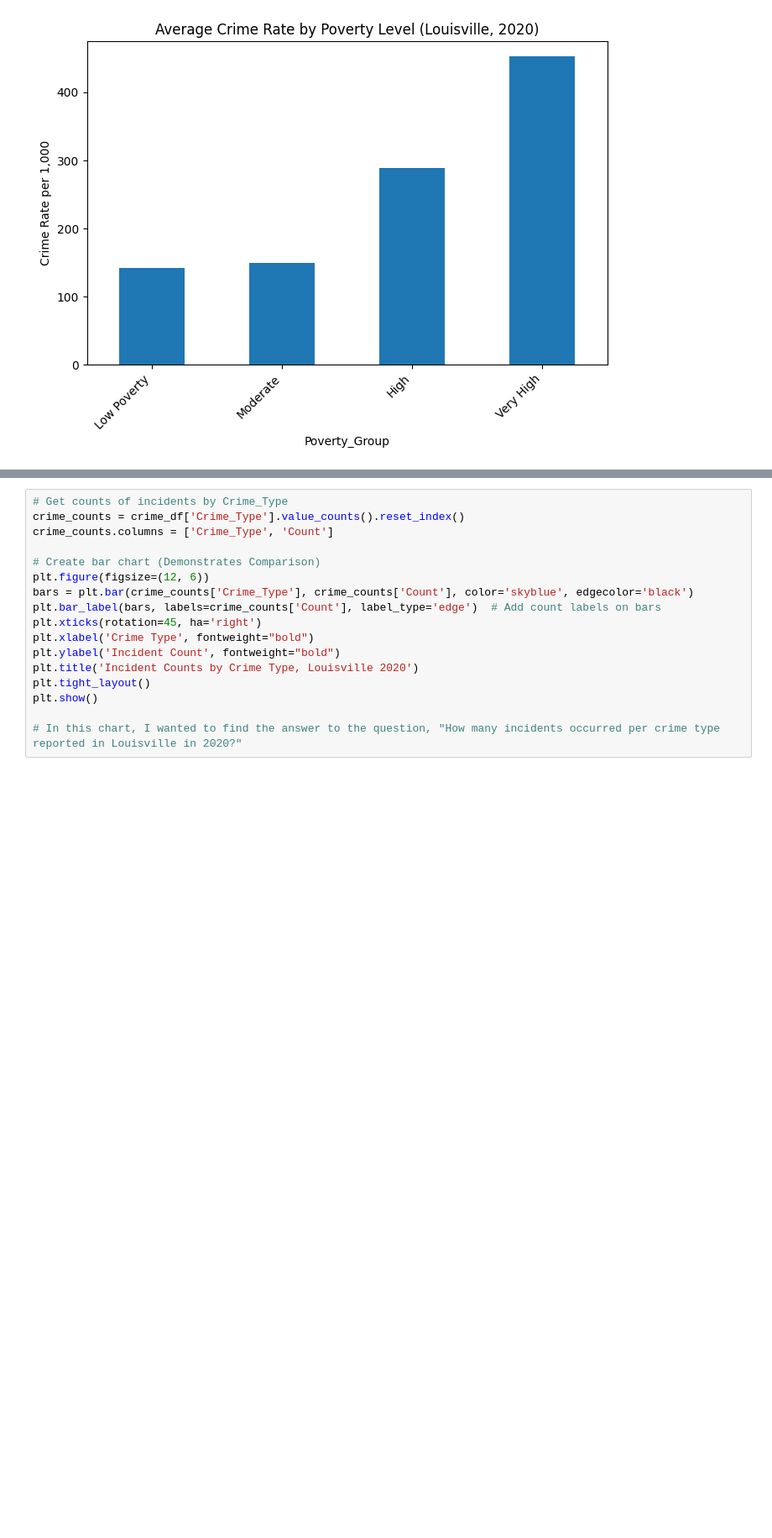
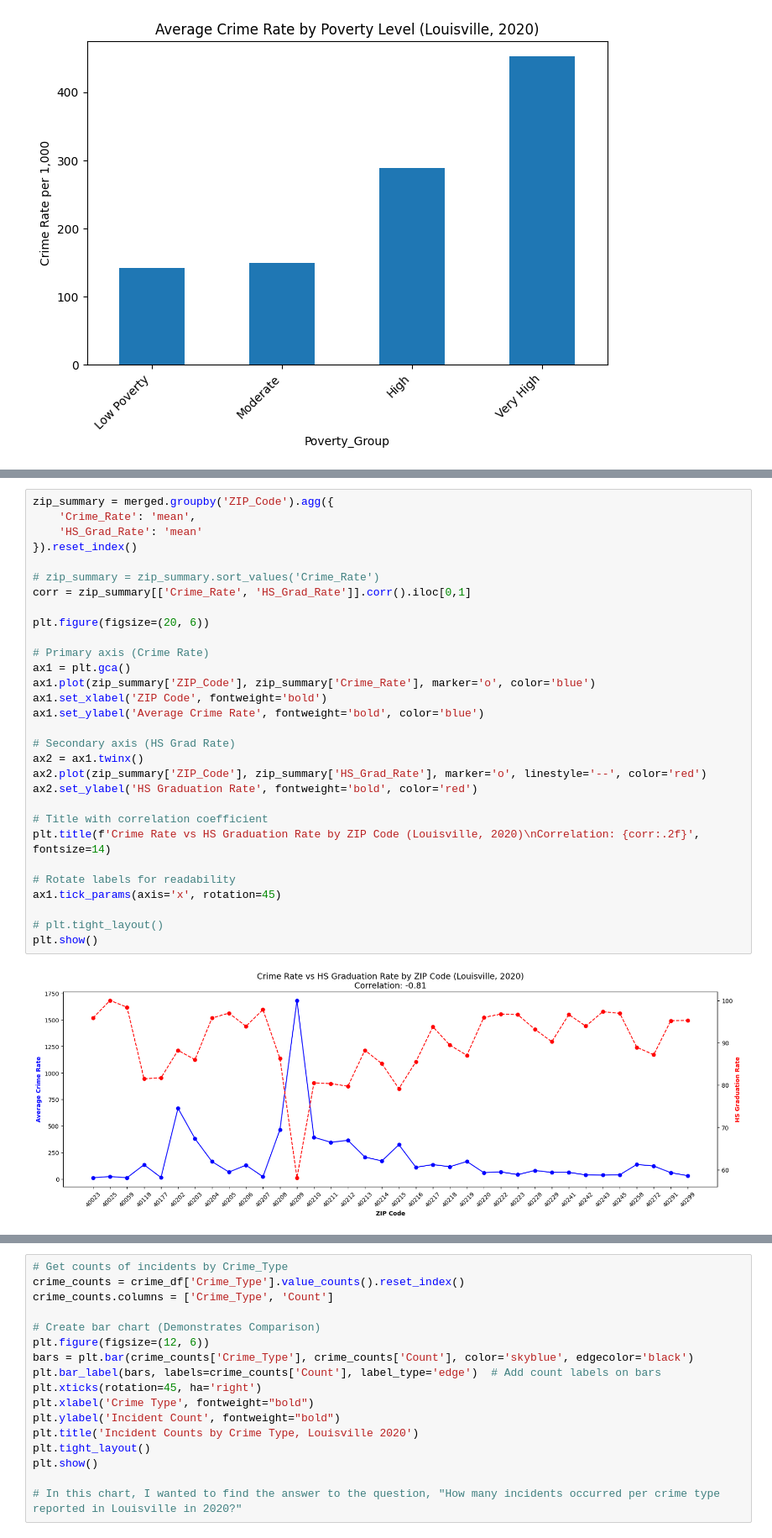
Before and after one commit to JoeBoy767/Crime-Patterns-Socioeconomic-Conditions-Louisville-2020, a Jupyter notebook: notebooks/louisville_crime_2020.ipynb, the cells around one changed output, grey strips where cells are left out. Shown at 84% size. Drawn from its saved outputs; the diff is of its cells as text; blank space fills up the shorter version.

```diff
--- a/notebooks/louisville_crime_2020.ipynb
+++ b/notebooks/louisville_crime_2020.ipynb
@@ -687,0 +704,32 @@ plt.show()
+# %%
+zip_summary = merged.groupby('ZIP_Code').agg({
+    'Crime_Rate': 'mean',
+    'HS_Grad_Rate': 'mean'
+}).reset_index()
+
+# zip_summary = zip_summary.sort_values('Crime_Rate')
+corr = zip_summary[['Crime_Rate', 'HS_Grad_Rate']].corr().iloc[0,1]
+
+plt.figure(figsize=(20, 6))
+
+# Primary axis (Crime Rate)
+ax1 = plt.gca()
+ax1.plot(zip_summary['ZIP_Code'], zip_summary['Crime_Rate'], marker='o', color='blue')
+ax1.set_xlabel('ZIP Code', fontweight='bold')
+ax1.set_ylabel('Average Crime Rate', fontweight='bold', color='blue')
+
+# Secondary axis (HS Grad Rate)
+ax2 = ax1.twinx()
+ax2.plot(zip_summary['ZIP_Code'], zip_summary['HS_Grad_Rate'], marker='o', linestyle='--', color='red')
+ax2.set_ylabel('HS Graduation Rate', fontweight='bold', color='red')
+
+# Title with correlation coefficient
+plt.title(f'Crime Rate vs HS Graduation Rate by ZIP Code (Louisville, 2020)\nCorrelation: {corr:.2f}', fontsize=14)
+
+# Rotate labels for readability
+ax1.tick_params(axis='x', rotation=45)
+
+# plt.tight_layout()
+plt.show()
+# %% [output]
+[figure, added]
```
Also changed, not shown: parts of 6 cells of this notebook, 1 other file.
